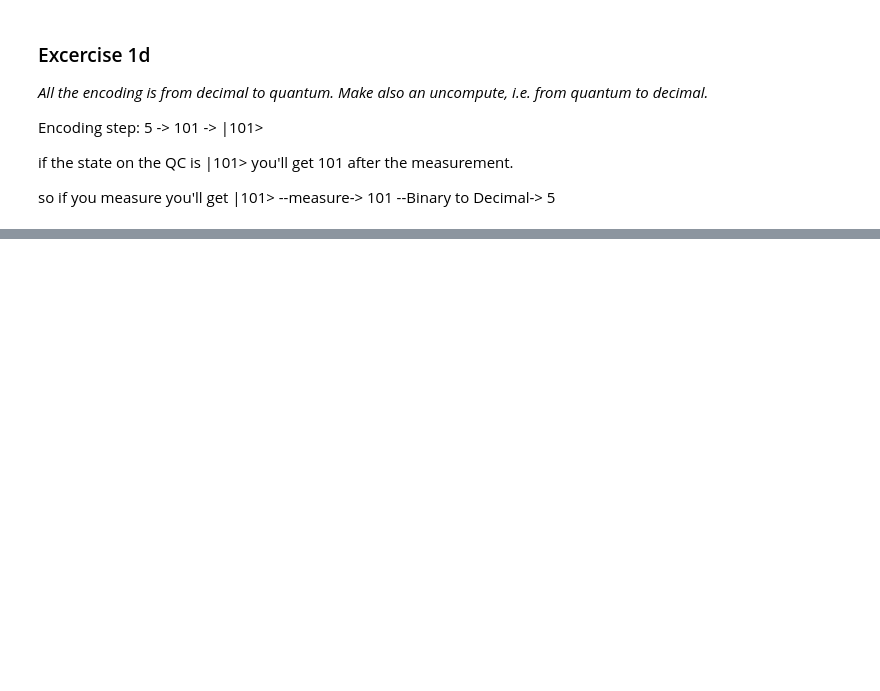
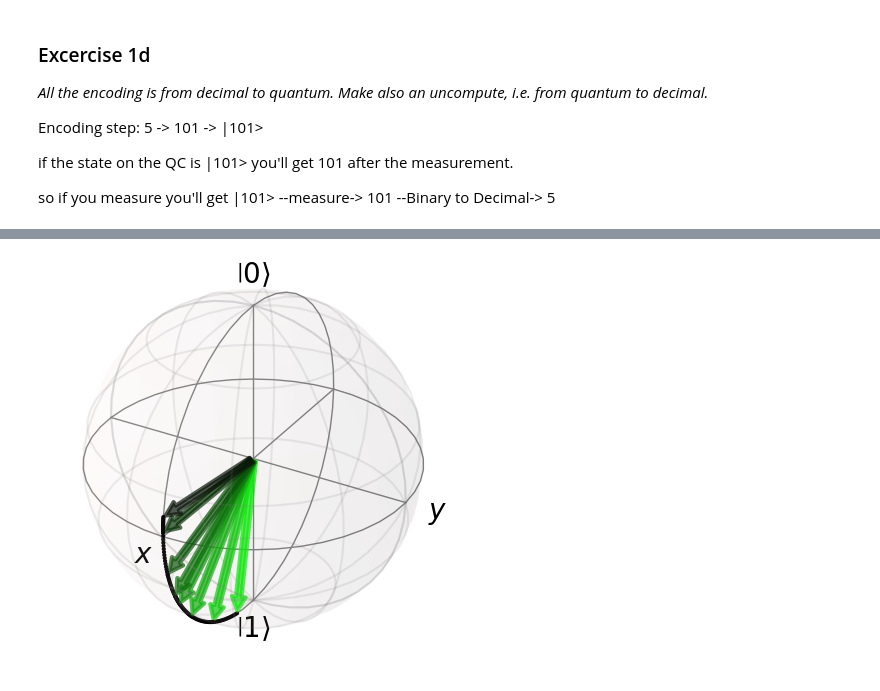
Before and after one commit to RowieK/Quantum-Computing-Minor, a Jupyter notebook: QCA/Assignment 1/assignment_1.ipynb, the cells around one changed output, grey strips where cells are left out. Cells and saved outputs as stored; diff of their text form; code cells hidden in the pictures; blank space fills up the shorter version.

```diff
--- a/QCA/Assignment 1/assignment_1.ipynb
+++ b/QCA/Assignment 1/assignment_1.ipynb
@@ -77,0 +92,82 @@ so if you measure you'll get |101> --measure-> 101 --Binary to Decimal-> 5
+# %%
+from qiskit.quantum_info import Statevector
+from qiskit import QuantumCircuit
+from math import pi
+import numpy as np
+from qiskit.visualization.bloch import Bloch
+from qiskit.visualization.state_visualization import _bloch_multivector_data
+
+# Values to encode
+values = [29, 31, 37, 41, 43, 47, 53, 59]
+
+# Angle encoding: theta = pi * x / 63
+def angle_encode(x):
+    return pi * x / 63
+
+# Build a Statevector for each encoded value (single-qubit Ry rotation)
+states = []
+for x in values:
+    qc = QuantumCircuit(1)
+    qc.ry(angle_encode(x), 0)
+    states.append(Statevector.from_instruction(qc))
+
+def plot_Nstates(states, axis, plot_trace_points=True):
+    """This function plots N states to 1 Bloch sphere"""
+    bloch_vecs = [_bloch_multivector_data(s)[0] for s in states]
+
+    if axis is None:
+        bloch_plot = Bloch()
+    else:
+        bloch_plot = Bloch(axes=axis)
+
+    bloch_plot.add_vectors(bloch_vecs)
+
+    if len(states) > 1:
+
+        def rgba_map(x, num):
+            g = (0.95 - 0.05) / (num - 1)
+            i = 0.95 - g * num
+            y = g * x + i
+            return (0.0, y, 0.0, 0.7)
+
+        num = len(states)
+        bloch_plot.vector_color = [rgba_map(x, num) for x in range(1, num + 1)]
+
+    bloch_plot.vector_width = 3
+    bloch_plot.vector_style = "simple"
+
+    if plot_trace_points:
+
+        def trace_points(bloch_vec1, bloch_vec2):
+            # bloch_vec = (x,y,z)
+            n_points = 15
+            thetas = np.arccos([bloch_vec1[2], bloch_vec2[2]])
+            phis = np.arctan2(
+                [bloch_vec1[1], bloch_vec2[1]], [bloch_vec1[0], bloch_vec2[0]]
+            )
+            if phis[1] < 0:
+                phis[1] = phis[1] + 2 * pi
+            angles0 = np.linspace(phis[0], phis[1], n_points)
+            angles1 = np.linspace(thetas[0], thetas[1], n_points)
+
+            xp = np.cos(angles0) * np.sin(angles1)
+            yp = np.sin(angles0) * np.sin(angles1)
+            zp = np.cos(angles1)
+            pnts = [xp, yp, zp]
+            bloch_plot.add_points(pnts)
+            bloch_plot.point_color = "k"
+            bloch_plot.point_size = [4] * len(bloch_plot.points)
+            bloch_plot.point_marker = ["o"]
+
+        for i in range(len(bloch_vecs) - 1):
+            trace_points(bloch_vecs[i], bloch_vecs[i + 1])
+
+    bloch_plot.sphere_alpha = 0.05
+    bloch_plot.frame_alpha = 0.15
+    bloch_plot.figsize = [4, 4]
+
+    bloch_plot.render()
+
+plot_Nstates(states, axis=None, plot_trace_points=True)
+# %% [output]
+[figure, added]
```
Also changed, not shown: parts of 2 cells of this notebook.
